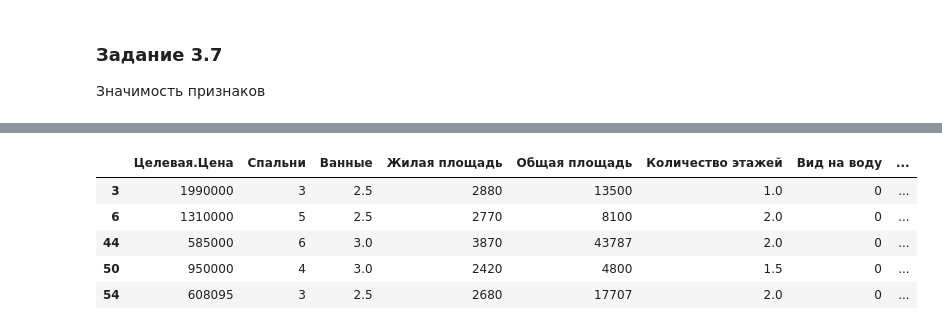
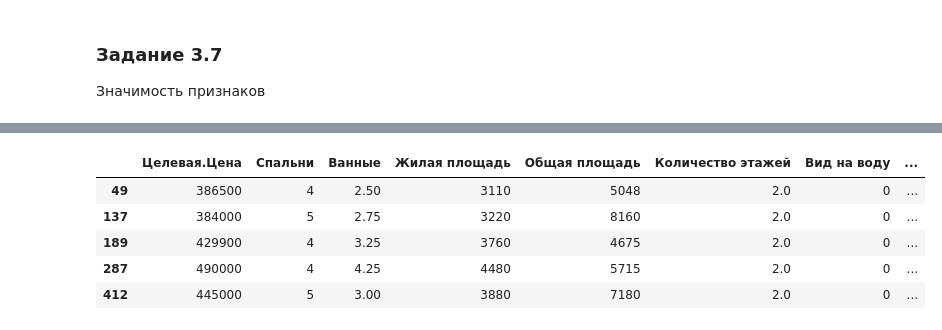
Before and after one commit to imashevchenko/itmo-ml, a Jupyter notebook: Лаб3/Solution/lab3.ipynb, the cells around one changed output, grey strips where cells are left out. Cells and saved outputs as stored; diff of their text form; code cells hidden in the pictures.

```diff
--- a/Лаб3/Solution/lab3.ipynb
+++ b/Лаб3/Solution/lab3.ipynb
@@ -108,7 +113,7 @@ mean_absolute_error(data['values'], X_test.dot(w))
 1. Реализуйте полиномиальную регрессию. Сделайте визуализацию для полиномов разных степеней.
 Полином какой степени подходит больше других? Почему?
 # %%
-data = generate_wave_set(1000, 250, periods=5)
+data = generate_wave_set(1000, 250, periods=2)
 degrees = [3, 4, 5, 6, 7, 8, 9]
 maes = []
 for i in range(len(degrees)):
@@ -119,12 +124,13 @@ for i in range(len(degrees)):
     y_test = data['values']
     X_train = polynomial_features.fit_transform(X_train.reshape(-1, 1))
     X_test = polynomial_features.fit_transform(X_test.reshape(-1, 1))
-    w = np.linalg.inv(X_train.T.dot(X_train)).dot(X_train.T).dot(data['y_train'])
+    model=LinearRegression()
+    model.fit(X_train,y_train)
     plt.figure(figsize=(10, 10))
     plt.title(f'Полином степени {degrees[i]} \n '
-              f'MAE: {mean_absolute_error(X_test.dot(w),y_test)} ')
-    plt.plot(data['support'], X_test.dot(w), label='predicted')
-    plt.plot(data['support'], y_test, label='true')
+              f'MAE: {mean_absolute_error(model.predict(X_test),y_test)} ')
+    plt.plot(data['support'], model.predict(X_test), label='predicted', color='blue')
+    plt.scatter(data['x_train'], y_train, label='true')
     plt.legend(loc='best')
-    maes.append(mean_absolute_error(data['values'], X_test.dot(w)))
+    maes.append(mean_absolute_error(data['values'], model.predict(X_test)))
 # %% [output]
@@ -176,8 +184,8 @@ array([-0.65669866,  0.62355692,  0.29267731,  0.88442735, -2.14555967,
 # %%
 ind = np.argpartition(abs(model.coef_), -7)[-7:]
 X_test = X_test[:, ind]
-w = model.coef_[ind]
-predicted = X_test.dot(w)
+model.fit(X_train[:, ind],y_train)
+predicted = model.predict(X_test)
 print(f"MAE: {mean_absolute_error(predicted, y_test)}")
 print(f"MSE: {mean_squared_error(predicted, y_test)}")
 # %% [output]
@@ -269,14 +282,8 @@ MSE sklearn LinearRegression:  40756843765.09923
 
 Значимость признаков
 # %%
-scaler = StandardScaler()
-training_points = scaler.fit_transform(training_points)
-testing_points = scaler.transform(testing_points)
-model = LinearRegression()
-model.fit(training_points, training_values)
-print(mean_absolute_error(model.predict(testing_points), testing_values))
-feature_importance = pd.DataFrame(columns=['Название признака', 'Важность признака'])
-feature_importance['Название признака'] = column_names
-feature_importance['Важность признака'] = model.coef_
-feature_importance.sort_values(by='Важность признака', ascending=False)
+feature_importance1 = pd.DataFrame(columns=['Название признака', 'Важность признака'])
+feature_importance1['Название признака'] = column_names
+feature_importance1['Важность признака'] = w[0:15]
+feature_importance1.sort_values(by='Важность признака', ascending=False)
 # %% [output]
@@ -304,13 +309,13 @@ feature_importance.sort_values(by='Важность признака', ascending
 Напомню исходную постановку задачи. Мы говорили о том, что оценка цены на недвижимость может быть нужна для выявления аномально низких цен на объект недвижимости. Давайте попробуем найти такие в датасете.
 # %%
-mae = mean_absolute_error(model.predict(testing_points), testing_values)
-abnormal = testing_data[(testing_data['Целевая.Цена'] < model.predict(testing_points) - 2 * mae) | (
-            testing_data['Целевая.Цена'] > model.predict(testing_points) + 2 * mae)]
+testing_points=np.column_stack((testing_points, [1] * len(testing_points)))
+mae = mean_absolute_error(testing_points.dot(w), testing_values)
+abnormal = testing_data[(testing_data['Целевая.Цена'] < testing_points.dot(w) - 2 * mae)]
 abnormal.head()
 # %% [output]
 |  | Целевая.Цена | Спальни | Ванные | Жилая площадь | Общая площадь | Количество этажей | Вид на воду | ... |
-| 3 | 1990000 | 3 | 2.5 | 2880 | 13500 | 1.0 | 0 | ... |
-| 6 | 1310000 | 5 | 2.5 | 2770 | 8100 | 2.0 | 0 | ... |
-| 44 | 585000 | 6 | 3.0 | 3870 | 43787 | 2.0 | 0 | ... |
-| 50 | 950000 | 4 | 3.0 | 2420 | 4800 | 1.5 | 0 | ... |
-| 54 | 608095 | 3 | 2.5 | 2680 | 17707 | 2.0 | 0 | ... |
+| 49 | 386500 | 4 | 2.50 | 3110 | 5048 | 2.0 | 0 | ... |
+| 137 | 384000 | 5 | 2.75 | 3220 | 8160 | 2.0 | 0 | ... |
+| 189 | 429900 | 4 | 3.25 | 3760 | 4675 | 2.0 | 0 | ... |
+| 287 | 490000 | 4 | 4.25 | 4480 | 5715 | 2.0 | 0 | ... |
+| 412 | 445000 | 5 | 3.00 | 3880 | 7180 | 2.0 | 0 | ... |
```
Also changed, not shown: parts of 16 cells of this notebook.
